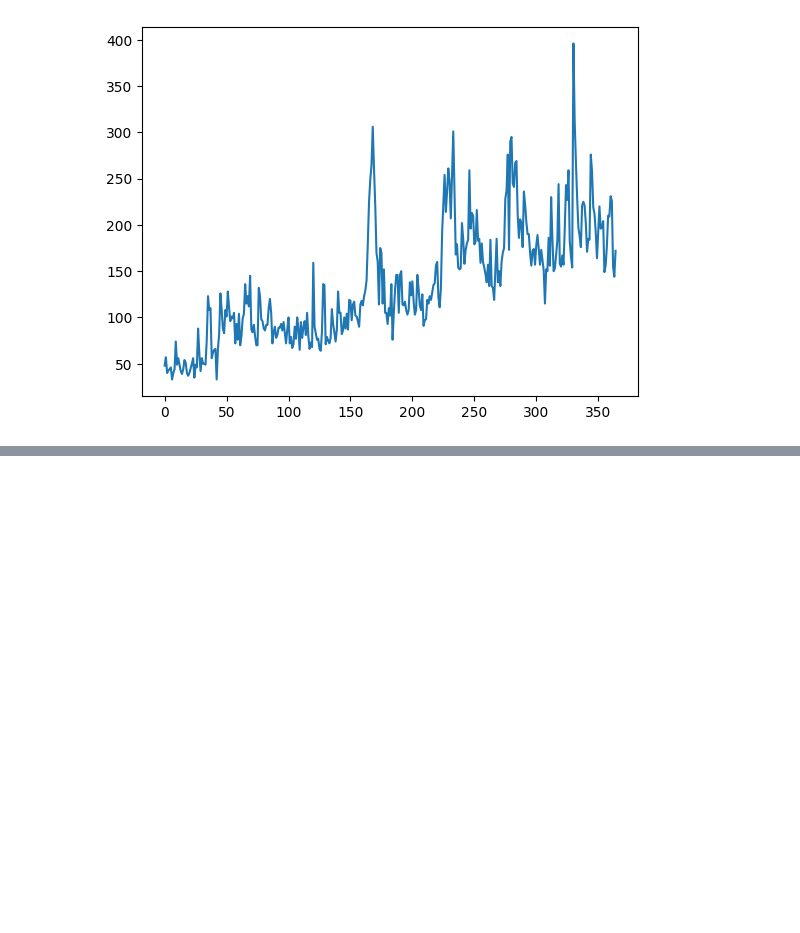
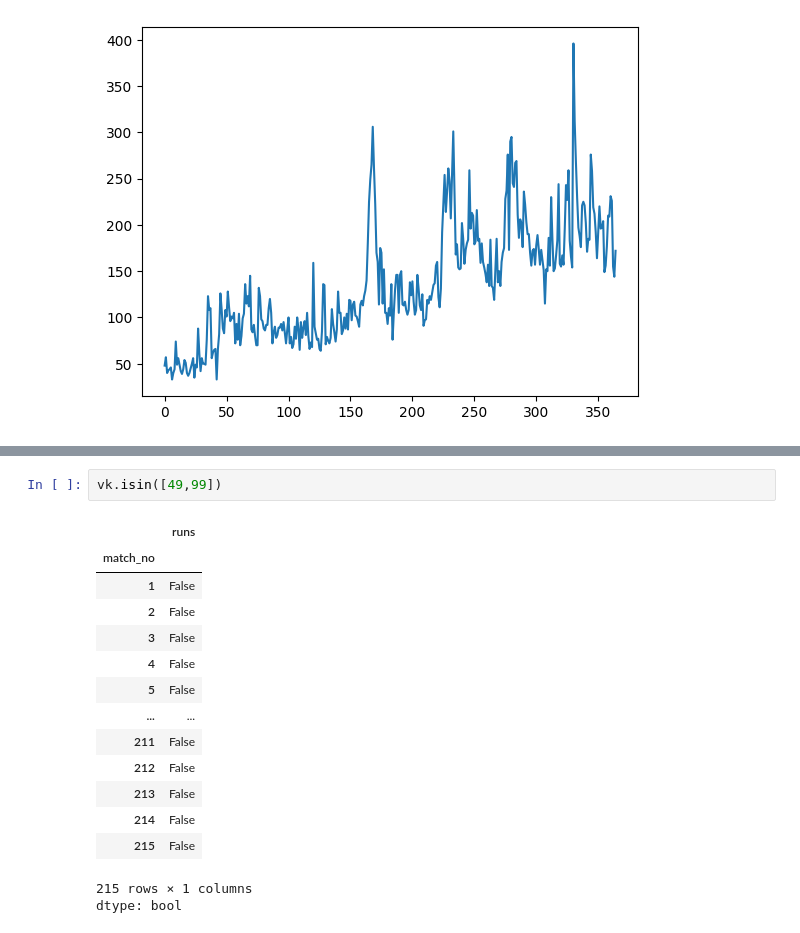
Before and after one commit to jyotirangu/DataScience, a Jupyter notebook: 12_Pandas/1_Pandas.ipynb, the cells around one changed output, grey strips where cells are left out. Saved outputs shown, nothing was run; the diff lists cells and outputs as text; blank space fills up the shorter version.

```diff
--- a/12_Pandas/1_Pandas.ipynb
+++ b/12_Pandas/1_Pandas.ipynb
@@ -1020,0 +1359,18 @@ movies.value_counts().head(20).plot(kind='pie')
+# %%
+vk.isin([49,99])
+# %% [output]
+|  | runs |
+| match_no |  |
+| 1 | False |
+| 2 | False |
+| 3 | False |
+| 4 | False |
+| 5 | False |
+| ... | ... |
+| 211 | False |
+| 212 | False |
+| 213 | False |
+| 214 | False |
+| 215 | False |
+215 rows × 1 columns
+dtype: bool
```
Also changed, not shown: parts of 57 cells of this notebook.
